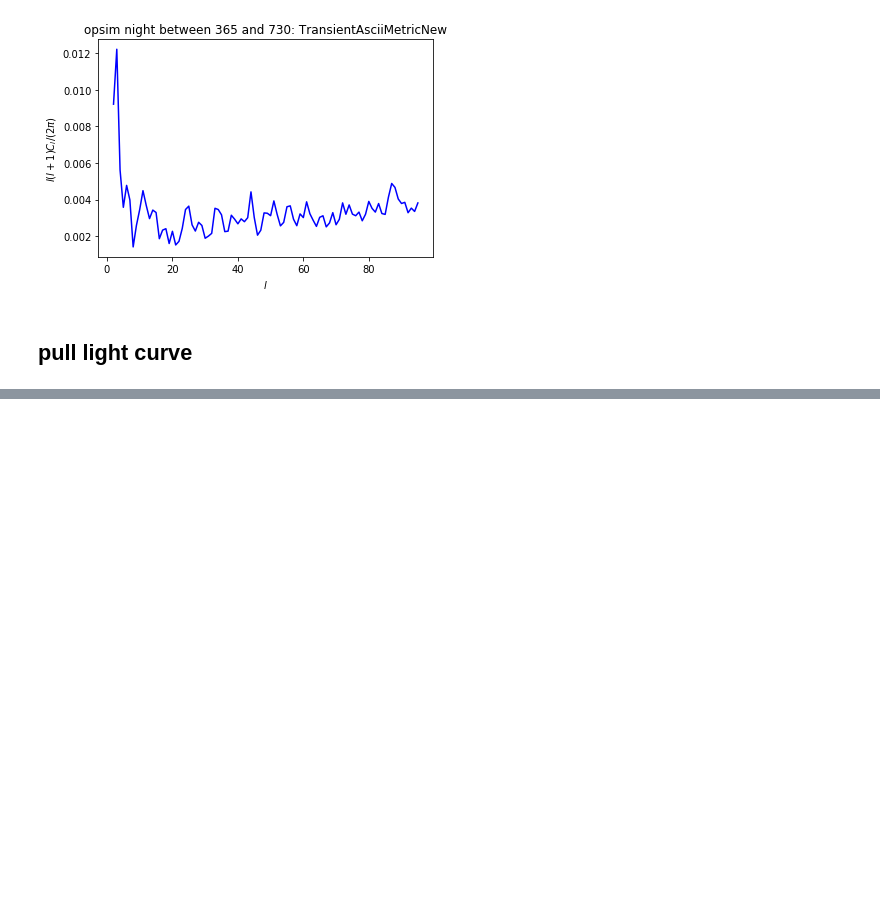
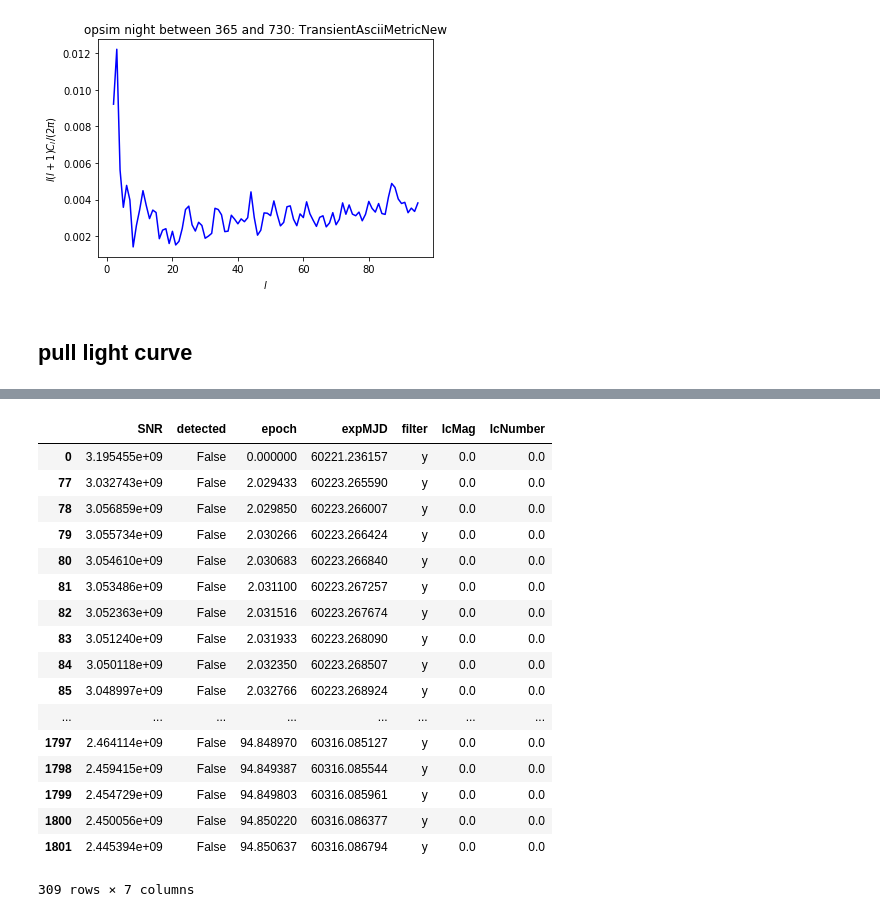
Before and after one commit to xiaolng/maf, a Jupyter notebook: TDEs.ipynb, the cells around one changed output, grey strips where cells are left out. Cells and saved outputs as stored; diff of their text form; code cells hidden in the pictures; blank space fills up the shorter version.

```diff
--- a/TDEs.ipynb
+++ b/TDEs.ipynb
@@ -501,0 +531,2 @@ group.plotAll(closefigs=False)
+# %%
+df = pd.DataFrame(data)
@@ -501,0 +547,21 @@ group.plotAll(closefigs=False)
+# %%
+df[df['filter']=='y']
+# %% [output]
+|  | SNR | detected | epoch | expMJD | filter | lcMag | lcNumber |
+| 0 | 3.195455e+09 | False | 0.000000 | 60221.236157 | y | 0.0 | 0.0 |
+| 77 | 3.032743e+09 | False | 2.029433 | 60223.265590 | y | 0.0 | 0.0 |
+| 78 | 3.056859e+09 | False | 2.029850 | 60223.266007 | y | 0.0 | 0.0 |
+| 79 | 3.055734e+09 | False | 2.030266 | 60223.266424 | y | 0.0 | 0.0 |
+| 80 | 3.054610e+09 | False | 2.030683 | 60223.266840 | y | 0.0 | 0.0 |
+| 81 | 3.053486e+09 | False | 2.031100 | 60223.267257 | y | 0.0 | 0.0 |
+| 82 | 3.052363e+09 | False | 2.031516 | 60223.267674 | y | 0.0 | 0.0 |
+| 83 | 3.051240e+09 | False | 2.031933 | 60223.268090 | y | 0.0 | 0.0 |
+| 84 | 3.050118e+09 | False | 2.032350 | 60223.268507 | y | 0.0 | 0.0 |
+| 85 | 3.048997e+09 | False | 2.032766 | 60223.268924 | y | 0.0 | 0.0 |
+| ... | ... | ... | ... | ... | ... | ... | ... |
+| 1797 | 2.464114e+09 | False | 94.848970 | 60316.085127 | y | 0.0 | 0.0 |
+| 1798 | 2.459415e+09 | False | 94.849387 | 60316.085544 | y | 0.0 | 0.0 |
+| 1799 | 2.454729e+09 | False | 94.849803 | 60316.085961 | y | 0.0 | 0.0 |
+| 1800 | 2.450056e+09 | False | 94.850220 | 60316.086377 | y | 0.0 | 0.0 |
+| 1801 | 2.445394e+09 | False | 94.850637 | 60316.086794 | y | 0.0 | 0.0 |
+309 rows × 7 columns
```
Also changed, not shown: parts of 6 cells of this notebook.
